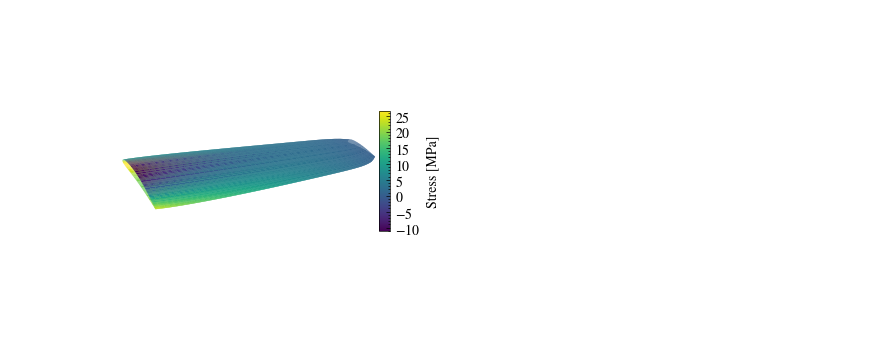
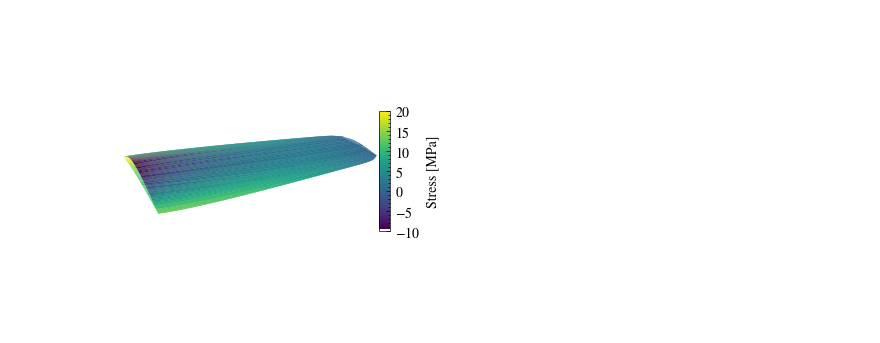
Before and after one commit to Frxljord/FastBEMT, a Jupyter notebook: Figure Generation/StressValidation.ipynb, the cells around one changed output. Cells and saved outputs as stored; diff of their text form; code cells hidden in the pictures.

Commit message:
stress calc

```diff
--- a/Figure Generation/StressValidation.ipynb
+++ b/Figure Generation/StressValidation.ipynb
@@ -4,12 +4,11 @@ import matplotlib.pyplot as plt
 from FastBEMT.JobParameters import LowFidelityParameters
 from FastBEMT.Propeller import Propeller
 from FastBEMT.DataLoader import load_propeller_dict
-from PropGen.BladeDictGenerator import generate_blade_dict
 import pickle
 import scienceplots
 plt.style.use(['science','no-latex'])
 
-# blade_dict = load_propeller_dict('run_001/Pareto1')
+blade_dict = load_propeller_dict('run_001/Pareto1')
 
 params = LowFidelityParameters(
     rpm=7000,
@@ -22,8 +21,6 @@ params = LowFidelityParameters(
     num_obs_times_per_rev=100,
     device='cuda',
 )
-# %%
-blade_dict = load_propeller_dict('Pareto1')
 # %%
 propeller = Propeller(
     geometry=blade_dict,
@@ -42,4 +39,4 @@ propeller.compute_total_forces()
 from FastBEMT.Stress import BladeStressCalculator
 
 stress_calc = BladeStressCalculator(propeller=propeller)
-sigma_c, sigma_b = stress_calc.blade_stress_report(material_rho=2700, show = False)
+sigma_c, sigma_b = stress_calc.blade_stress_report(material_rho=2700, show = True)
@@ -117,40 +116,35 @@ norm = Normalize(vmin=np.nanmin(S_mpa), vmax=np.nanmax(S_mpa))
 ax.plot_surface(
     X_fine,
     Y_fine,
     Z_fine,
     facecolors=cmap(norm(S_mpa)),
     rstride=1,
     cstride=1,
     linewidth=0,
     antialiased=True,
     shade=False,
     edgecolor='none',
     vmin=-10,
-    vmax=20,
+    vmax=50,
 )
-
-z_min = np.nanmin(Z_fine)
-z_max = np.nanmax(Z_fine)
-pad = 0.01 * (z_max - z_min)
-ax.set_zlim(z_min - pad, z_max + pad)
 
 ax.set_axis_off()
 ax.set_box_aspect((np.ptp(X_fine), np.ptp(Y_fine), np.ptp(Z_fine)))
 
 vmin = np.floor(S_mpa.min() / 10) * 10
 vmax = np.ceil(S_mpa.max() / 10) * 10
 
 mappable = mpl.cm.ScalarMappable(norm=norm, cmap=cmap)
 mappable.set_array(S_mpa)
 cbar = fig.colorbar(mappable, ax=ax, shrink=0.4, pad=-0.05, aspect=10)
 cbar.set_label('Stress [MPa]')
-cbar.set_ticks(ticks=[-10, -5, 0, 5, 10, 15, 20, 25])
+cbar.set_ticks(ticks=[-10, -5, 0, 5, 10, 15, 20])
 ax.view_init(elev=15, azim=-30)
 plt.tight_layout(pad=0)
 fig.subplots_adjust(left=0, right=1, bottom=0, top=1, wspace=0, hspace=0)
 plt.gca().set_aspect('auto', adjustable='box')
-plt.savefig('../Figures/fig1.pdf', bbox_inches='tight', dpi=200)
-plt.savefig('../Figures/pca_opt.svg', bbox_inches='tight', dpi=200)
+plt.savefig('Figures/fig1.pdf', bbox_inches='tight', dpi=200)
+# plt.savefig('Figures/pca_opt.svg', bbox_inches='tight', dpi=200)
 plt.show()
 # %% [output]
-[figure, old version]
+[figure, new version]
```
Also changed, not shown: parts of 2 cells of this notebook, 29 other files.
